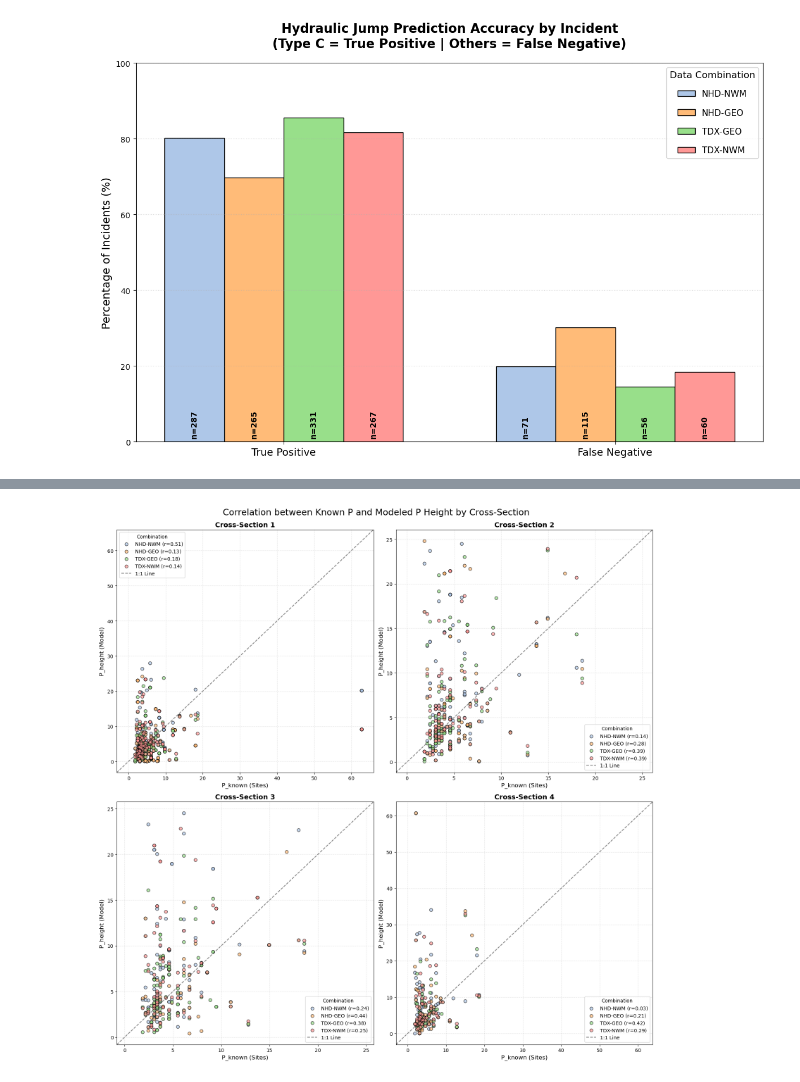
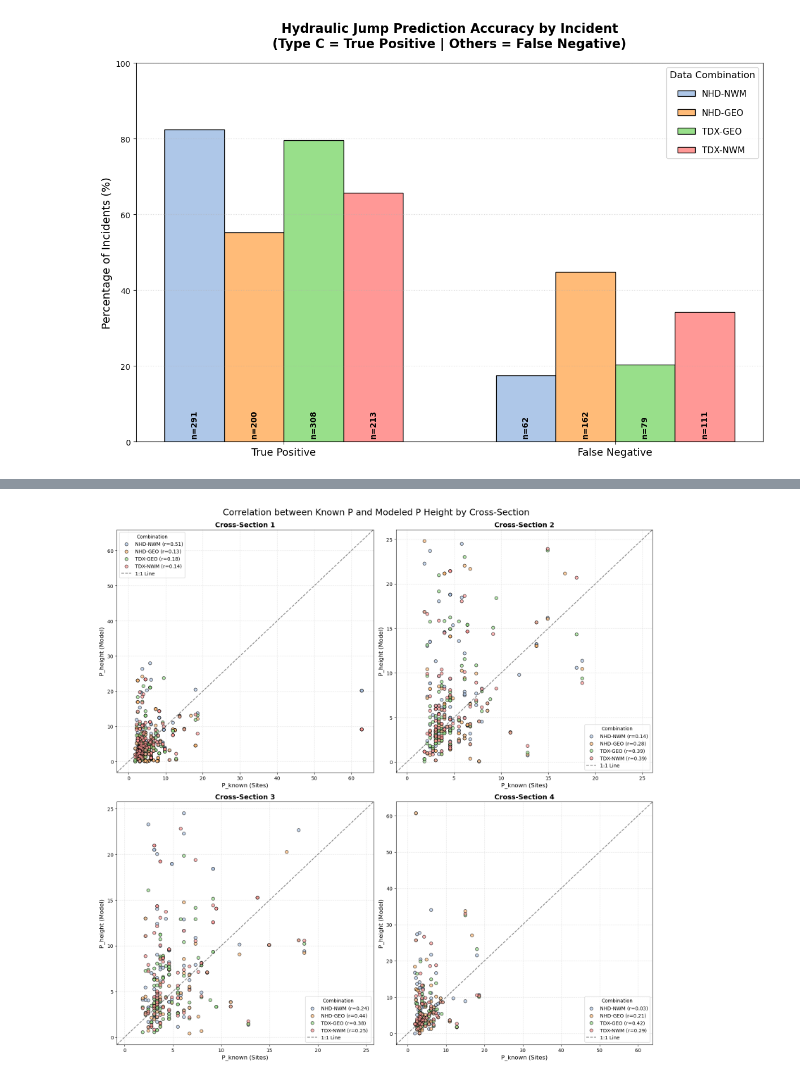
Before and after one commit to ktquint/lhd-processor, a Jupyter notebook: notebooks/summary_stats.ipynb, the cells around one changed output, grey strips where cells are left out. Drawn from its saved outputs; the diff is of its cells as text; code cells hidden in the pictures.

Commit message:
Updating Hassanpour for B

```diff
--- a/notebooks/summary_stats.ipynb
+++ b/notebooks/summary_stats.ipynb
@@ -14,7 +14,8 @@ import matplotlib.pyplot as plt
 import numpy as np
 
 # --- CONFIGURATION ---
-full_db = '../lhd_processor/data/lhd_database.xlsx'
+full_db = r"C:\Users\weste\Desktop\Research\DamResults\HassanpourResults.xlsx"
+
 
 # ORDER UPDATED PER REQUEST
 all_combinations = ['NHD-NWM', 'NHD-GEO', 'TDX-GEO', 'TDX-NWM']
@@ -104,34 +105,34 @@ for j, combo in enumerate(all_combinations):
 
     # Vertical n= labels inside the bars
     for bar, count in zip(bars, counts):
         if count > 0:
             ax.text(bar.get_x() + bar.get_width() / 2, 1,
                     f'n={int(count)}',
                     ha='center', va='bottom',
                     fontsize=10, color='black',
                     fontweight='bold', rotation=90)
 
 # Styling
 ax.set_title('Hydraulic Jump Prediction Accuracy by Incident\n(Type C = True Positive | Others = False Negative)',
              fontsize=16, fontweight='bold', pad=20)
 ax.set_ylabel('Percentage of Incidents (%)', fontsize=14)
 ax.set_xticks(x)
 ax.set_xticklabels(categories, fontsize=13)
 ax.set_ylim(0, 100)
 ax.grid(axis='y', linestyle=':', alpha=0.5) # Dotted grid style
 
 ax.legend(title='Data Combination',
           title_fontsize=12,
           fontsize=11,
           loc='upper right',
           frameon=True,
           labelspacing=1.2)
 
 plt.tight_layout()
 plt.savefig('incident_classification_ordered.png', dpi=300, bbox_inches='tight')
 plt.show()
 # %% [output]
-[figure, old version]
+[figure, new version]
 # %%
 import pandas as pd
 import matplotlib.pyplot as plt
```
Also changed, not shown: parts of 2 cells of this notebook, 2 other files.
